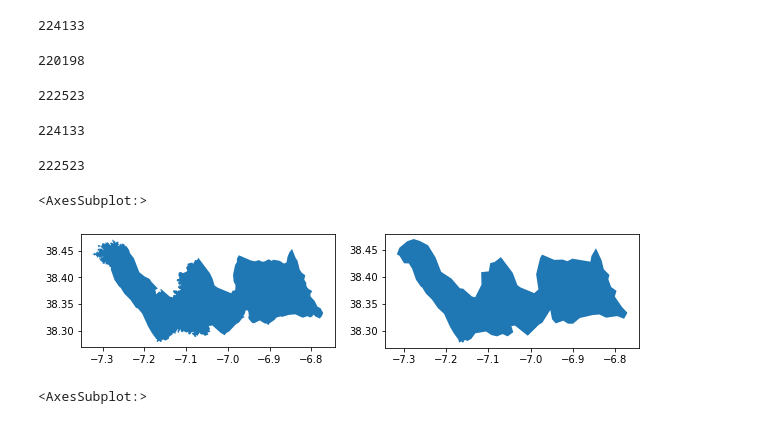
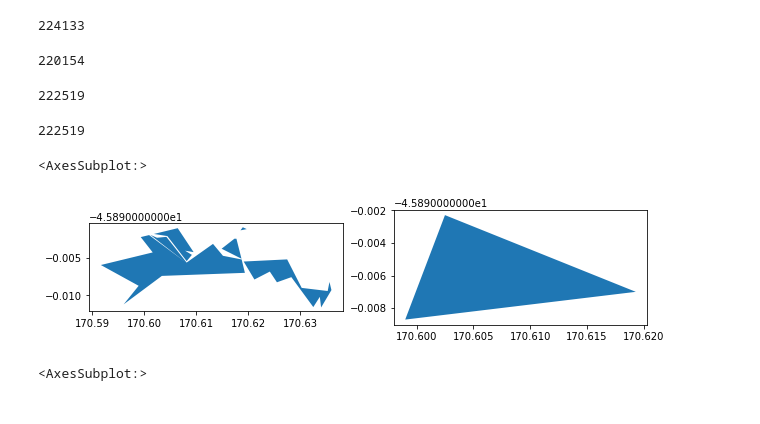
Before and after one commit to Vizzuality/he-scratchfolder, a Jupyter notebook: WDPA_Simplification.ipynb, the cells around one changed output. Cells and saved outputs as stored; diff of their text form; code cells hidden in the pictures.

```diff
--- a/WDPA_Simplification.ipynb
+++ b/WDPA_Simplification.ipynb
@@ -43,0 +46,4 @@ gdf.columns
+# %%
+## New geometries
+new1 = gpd.read_file('zip:///Users/sofia/Documents/HE_Data/WDPA_220201.zip')
+new2= gpd.read_file('zip:///Users/sofia/Documents/HE_Data/WDPA_555624810.zip')
@@ -44,2 +71,10 @@ gdf.columns
+# %%
+## Replace geometries with correct ones
+gdf.loc[220579, 'geometry']= new1.loc[[0], 'geometry'].values
+gdf.loc[207113, 'geometry']= new2.loc[[1], 'geometry'].values
+gdf.loc[222498, 'geometry']= new2.loc[[2], 'geometry'].values
+gdf.loc[222499, 'geometry']= new2.loc[[3], 'geometry'].values
+gdf.loc[222500, 'geometry']= new2.loc[[4], 'geometry'].values
+gdf.loc[222496, 'geometry']= new2.loc[[0], 'geometry'].values
 # %%
 # Create subset with only relevant columns
@@ -121,34 +192,28 @@ sub.to_file('WDPA_test/simp-wdpa4_sub.shp')
 # %%
 ## Check if there are invalid geometries
-sum(sub.is_valid) # 220198 are valid so 3935 are invalid
+sum(sim.is_valid) # now 2220154 geometries valid so 3979 invalid
 # %% [output]
-220198
+220154
 # %%
 ## Repair geometries and check how many are valid
-sub2 = sub.buffer(0) # this is to repair geometries
-sum(sub2.is_valid) # now 222522 geometries valid so only 1611 invalid
+sim['geometry'] = sim['geometry'].buffer(0) # this is to repair geometries
+sum(sim.is_valid) # now 222519 geometries valid so only 1614 invalid
 # %% [output]
-222523
+222519
-# %%
-# Change original geometry column with the repaired one
-sub['geometry']= sub2 # change original geometry column for the one with repaired geometries
-len(sub)
-# %% [output]
-224133
 # %%
 ## Keep only valid geometries and remove the 1611 invalid
-sub_clean = sub[sub['geometry'].is_valid]
-len(sub_clean)
+sim_clean = sim[sim['geometry'].is_valid]
+len(sim_clean)
 # %% [output]
-222523
+222519
 # %%
 ## Example
-n= 555538632
+n= '310492'
 fig, (ax1,ax2) = plt.subplots(nrows=1,ncols=2,figsize=(10,10))
-gdf[gdf['WDPAID']==n].geometry.plot(ax = ax1)
-sub_clean[sub_clean['WDPAID']==n].geometry.plot(ax = ax2)
+gdf[gdf['WDPA_PID']==n].geometry.plot(ax = ax1)
+sim_clean[sim_clean['WDPA_PID']==n].geometry.plot(ax = ax2)
 # %% [output]
 <AxesSubplot:>
-[figure, old version]
+[figure, new version]
 # %%
 ## Example
```
Also changed, not shown: parts of 16 cells of this notebook.
